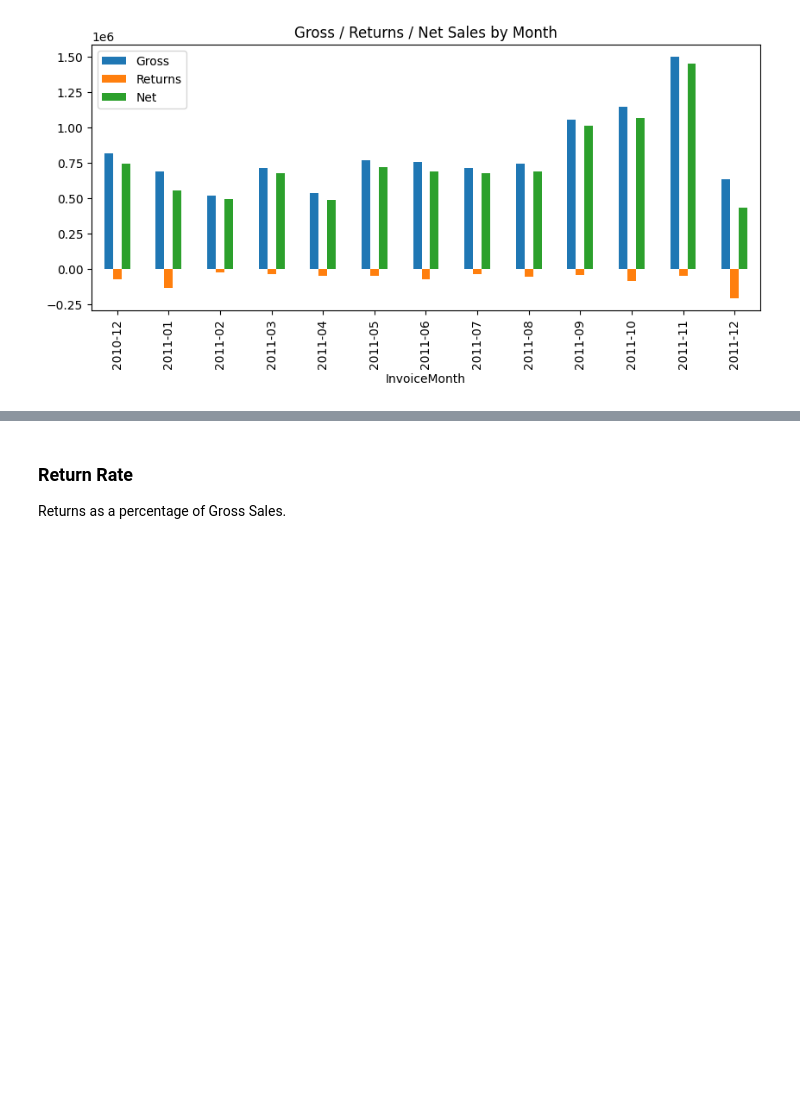
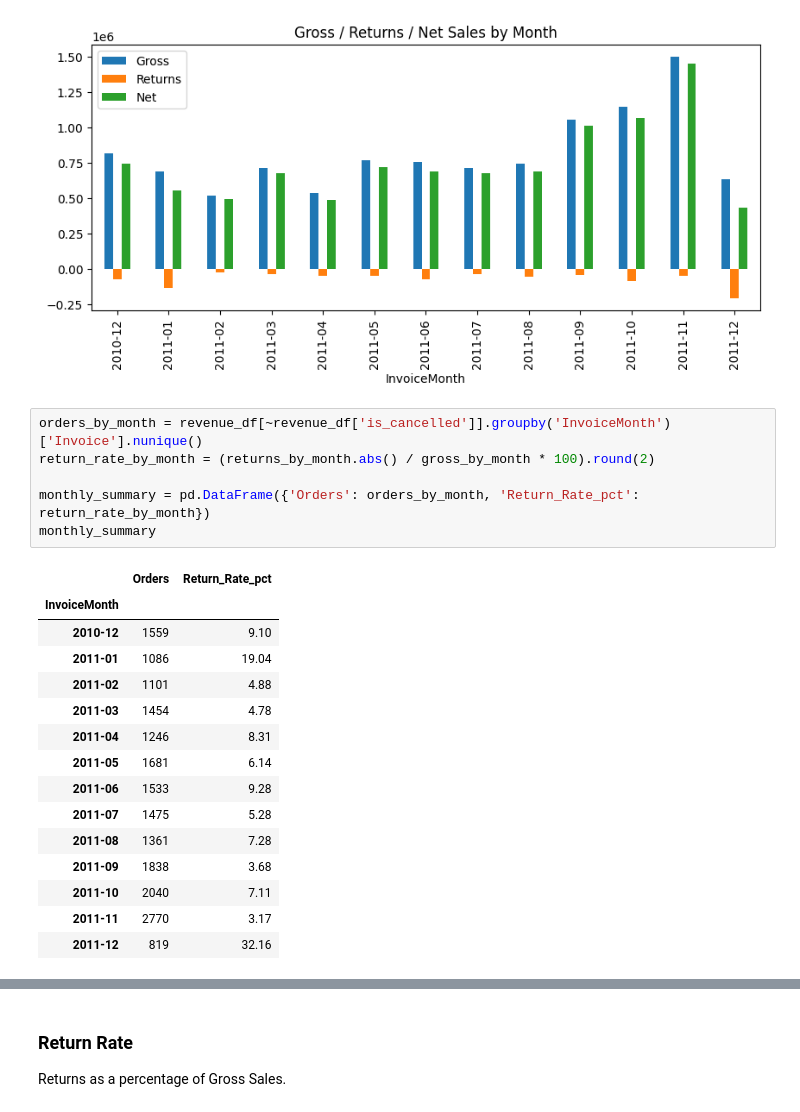
Before and after one commit to fionnadavoodian/online-retail-ii, a Jupyter notebook: notebooks/02_kpi_definition.ipynb, the cells around one changed output, grey strips where cells are left out. Cells and saved outputs as stored; diff of their text form; blank space fills up the shorter version.

```diff
--- a/notebooks/02_kpi_definition.ipynb
+++ b/notebooks/02_kpi_definition.ipynb
@@ -83,3 +83,25 @@ sales_by_month.plot(kind='bar', figsize=(10, 4), title='Gross / Returns / Net Sa
 # %% [output]
 <Axes: title={'center': 'Gross / Returns / Net Sales by Month'}, xlabel='InvoiceMonth'>
 [figure]
+# %%
+orders_by_month = revenue_df[~revenue_df['is_cancelled']].groupby('InvoiceMonth')['Invoice'].nunique()
+return_rate_by_month = (returns_by_month.abs() / gross_by_month * 100).round(2)
+
+monthly_summary = pd.DataFrame({'Orders': orders_by_month, 'Return_Rate_pct': return_rate_by_month})
+monthly_summary
+# %% [output]
+|  | Orders | Return_Rate_pct |
+| InvoiceMonth |  |  |
+| 2010-12 | 1559 | 9.10 |
+| 2011-01 | 1086 | 19.04 |
+| 2011-02 | 1101 | 4.88 |
+| 2011-03 | 1454 | 4.78 |
+| 2011-04 | 1246 | 8.31 |
+| 2011-05 | 1681 | 6.14 |
+| 2011-06 | 1533 | 9.28 |
+| 2011-07 | 1475 | 5.28 |
+| 2011-08 | 1361 | 7.28 |
+| 2011-09 | 1838 | 3.68 |
+| 2011-10 | 2040 | 7.11 |
+| 2011-11 | 2770 | 3.17 |
+| 2011-12 | 819 | 32.16 |
```
Also changed, not shown: parts of 1 cell of this notebook, 4 other files.
